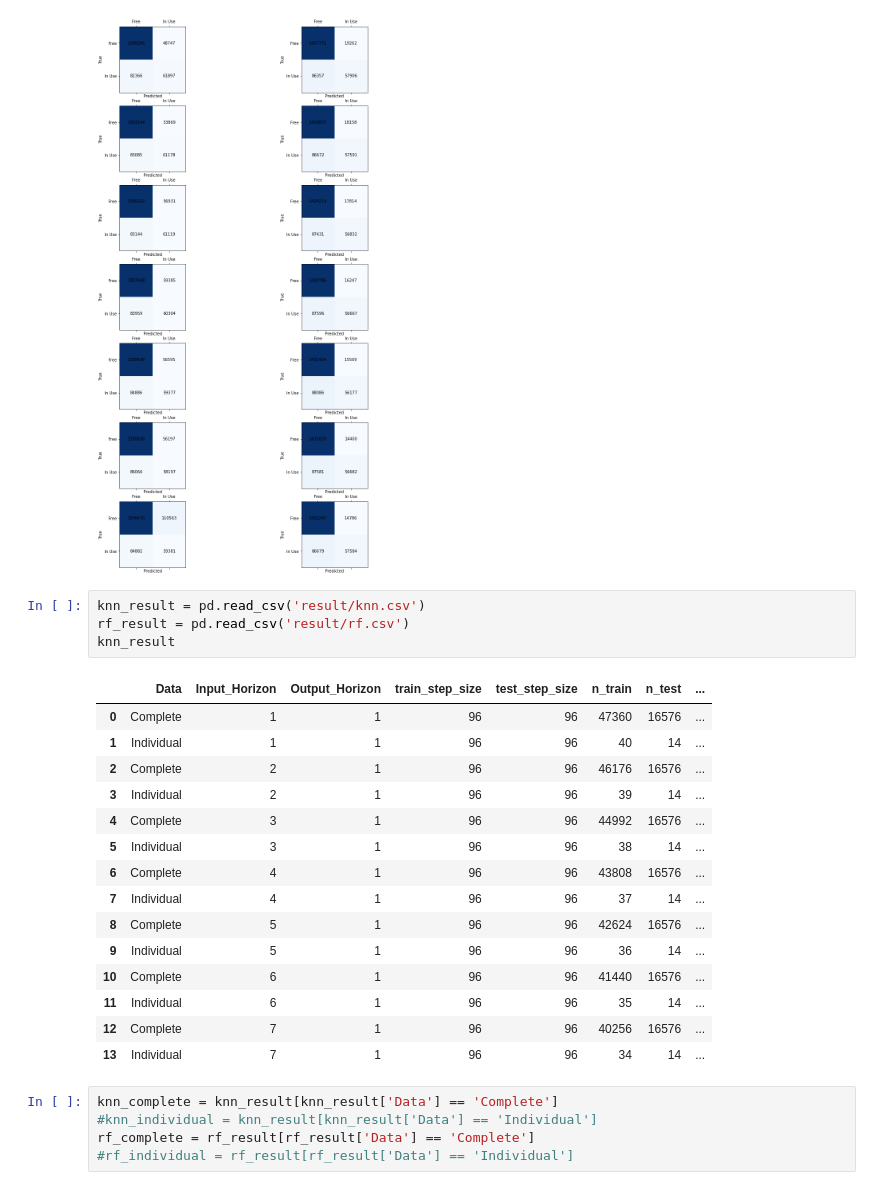
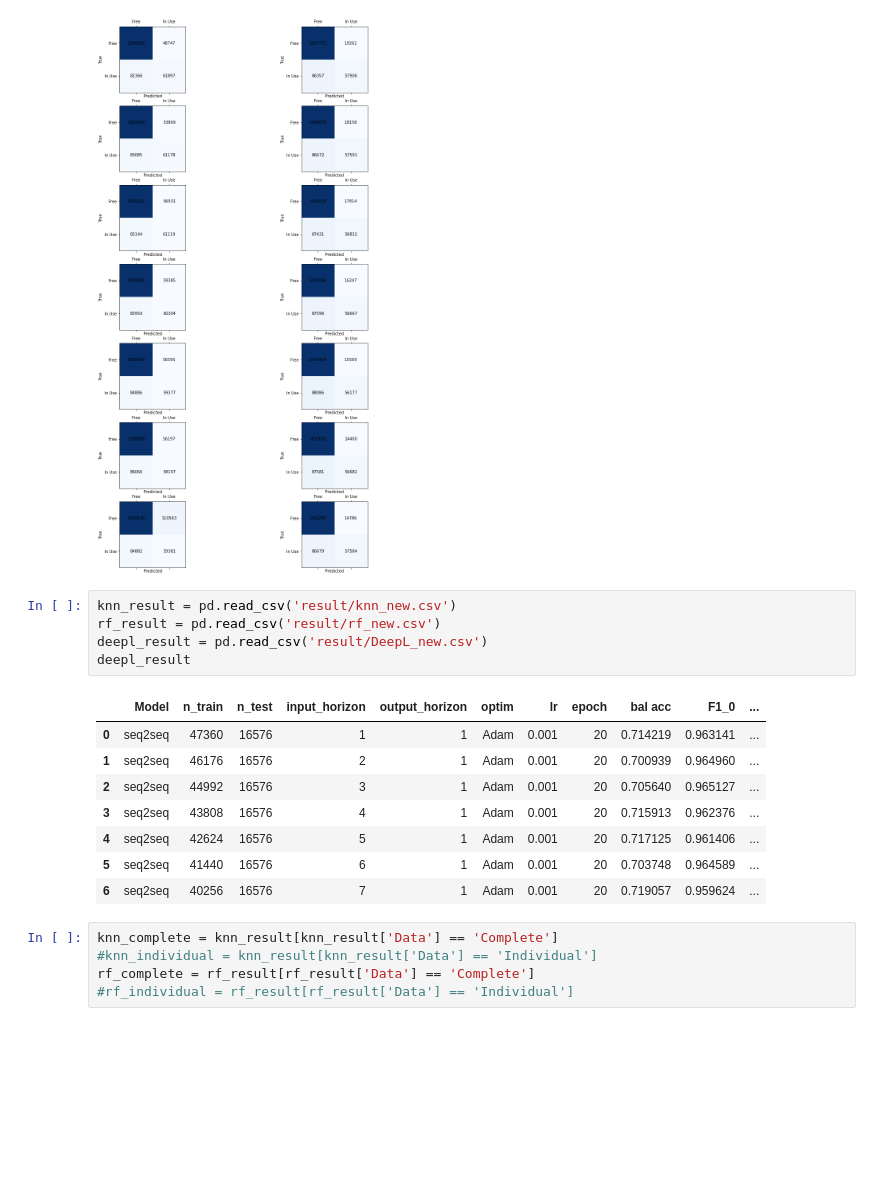
Before and after one commit to ashusao/Demand, a Jupyter notebook: NN.ipynb, the cells around one changed output. Cells and saved outputs as stored; diff of their text form; blank space fills up the shorter version.

Commit message:
baseline model implementation added

```diff
--- a/NN.ipynb
+++ b/NN.ipynb
@@ -197,25 +284,19 @@ plt.show()
 # %% [output]
 [figure]
 # %%
-knn_result = pd.read_csv('result/knn.csv')
-rf_result = pd.read_csv('result/rf.csv')
-knn_result
+knn_result = pd.read_csv('result/knn_new.csv')
+rf_result = pd.read_csv('result/rf_new.csv')
+deepl_result = pd.read_csv('result/DeepL_new.csv')
+deepl_result
 # %% [output]
-|  | Data | Input_Horizon | Output_Horizon | train_step_size | test_step_size | n_train | n_test | ... |
-| 0 | Complete | 1 | 1 | 96 | 96 | 47360 | 16576 | ... |
-| 1 | Individual | 1 | 1 | 96 | 96 | 40 | 14 | ... |
-| 2 | Complete | 2 | 1 | 96 | 96 | 46176 | 16576 | ... |
-| 3 | Individual | 2 | 1 | 96 | 96 | 39 | 14 | ... |
-| 4 | Complete | 3 | 1 | 96 | 96 | 44992 | 16576 | ... |
-| 5 | Individual | 3 | 1 | 96 | 96 | 38 | 14 | ... |
-| 6 | Complete | 4 | 1 | 96 | 96 | 43808 | 16576 | ... |
-| 7 | Individual | 4 | 1 | 96 | 96 | 37 | 14 | ... |
-| 8 | Complete | 5 | 1 | 96 | 96 | 42624 | 16576 | ... |
-| 9 | Individual | 5 | 1 | 96 | 96 | 36 | 14 | ... |
-| 10 | Complete | 6 | 1 | 96 | 96 | 41440 | 16576 | ... |
-| 11 | Individual | 6 | 1 | 96 | 96 | 35 | 14 | ... |
-| 12 | Complete | 7 | 1 | 96 | 96 | 40256 | 16576 | ... |
-| 13 | Individual | 7 | 1 | 96 | 96 | 34 | 14 | ... |
+|  | Model | n_train | n_test | input_horizon | output_horizon | optim | lr | epoch | bal acc | F1_0 | ... |
+| 0 | seq2seq | 47360 | 16576 | 1 | 1 | Adam | 0.001 | 20 | 0.714219 | 0.963141 | ... |
+| 1 | seq2seq | 46176 | 16576 | 2 | 1 | Adam | 0.001 | 20 | 0.700939 | 0.964960 | ... |
+| 2 | seq2seq | 44992 | 16576 | 3 | 1 | Adam | 0.001 | 20 | 0.705640 | 0.965127 | ... |
+| 3 | seq2seq | 43808 | 16576 | 4 | 1 | Adam | 0.001 | 20 | 0.715913 | 0.962376 | ... |
+| 4 | seq2seq | 42624 | 16576 | 5 | 1 | Adam | 0.001 | 20 | 0.717125 | 0.961406 | ... |
+| 5 | seq2seq | 41440 | 16576 | 6 | 1 | Adam | 0.001 | 20 | 0.703748 | 0.964589 | ... |
+| 6 | seq2seq | 40256 | 16576 | 7 | 1 | Adam | 0.001 | 20 | 0.719057 | 0.959624 | ... |
 # %%
 knn_complete = knn_result[knn_result['Data'] == 'Complete']
 #knn_individual = knn_result[knn_result['Data'] == 'Individual']
```
Also changed, not shown: parts of 11 cells of this notebook, 6 other files.
